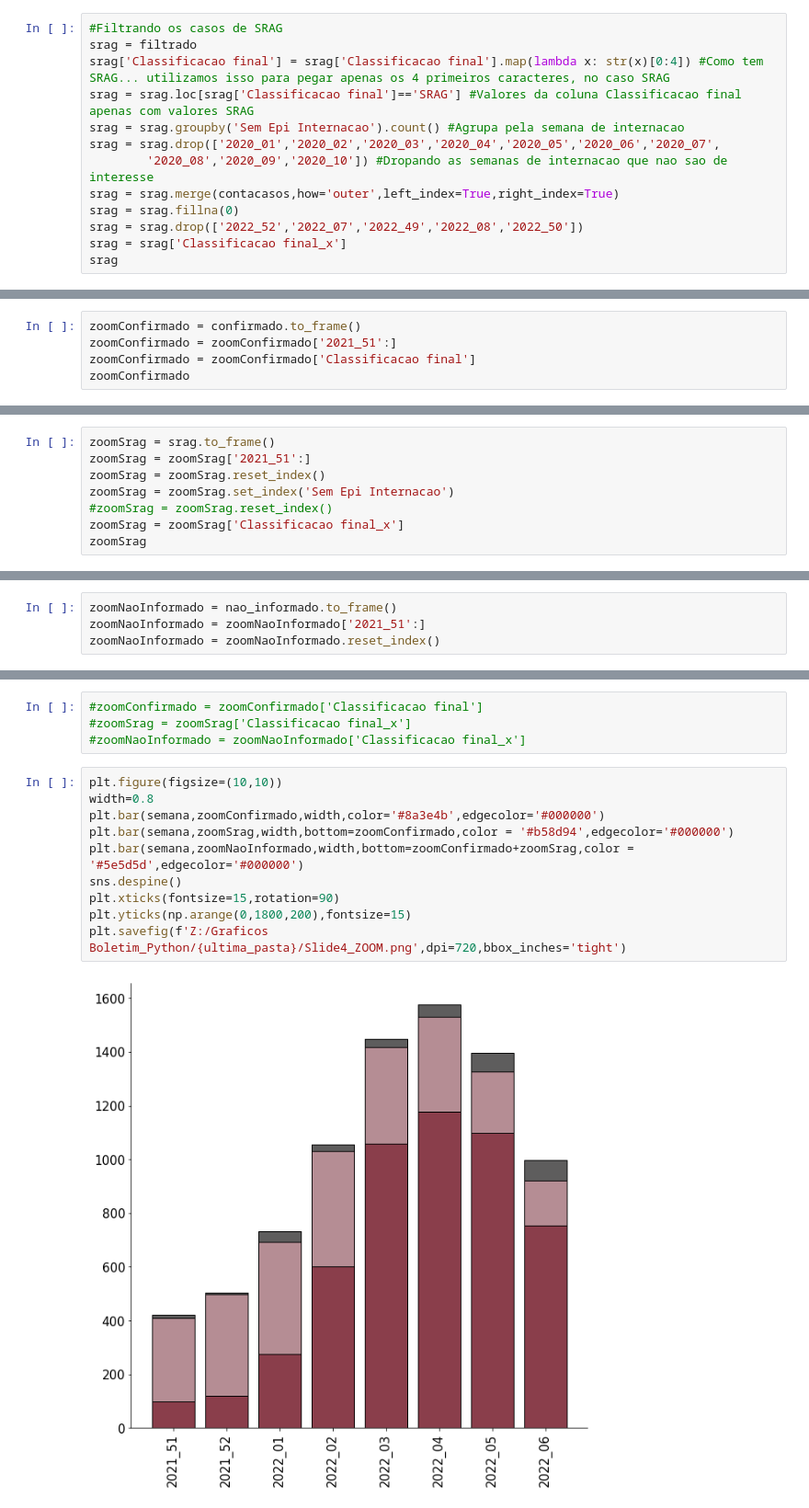
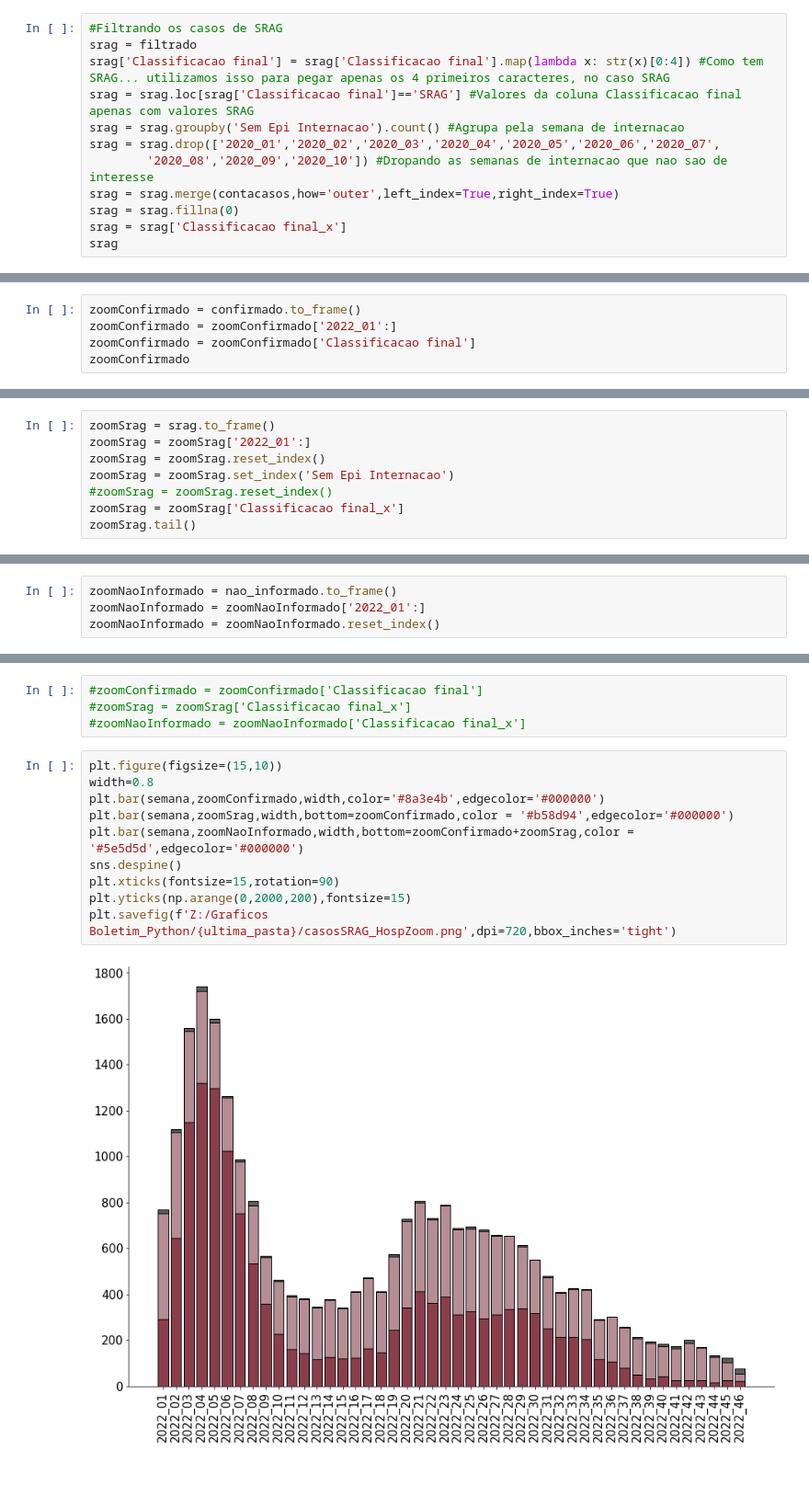
Before and after one commit to RyanKologeski/CEVS_CovidCodes, a Jupyter notebook: slide4.ipynb, the cells around one changed output, grey strips where cells are left out. Shown: that part at 92% size. Saved outputs shown, nothing was run; the diff lists cells and outputs as text; blank space fills up the shorter version.

```diff
--- a/slide4.ipynb
+++ b/slide4.ipynb
@@ -102,7 +110,6 @@ srag = srag.drop(['2020_01','2020_02','2020_03','2020_04','2020_05','2020_06','2
         '2020_08','2020_09','2020_10']) #Dropando as semanas de internacao que nao sao de interesse
 srag = srag.merge(contacasos,how='outer',left_index=True,right_index=True)
 srag = srag.fillna(0)
-srag = srag.drop(['2022_52','2022_07','2022_49','2022_08','2022_50'])
 srag = srag['Classificacao final_x']
 srag
 # %% [output]
@@ -191,6 +197,6 @@ plt.savefig(f'Z:/Graficos Boletim_Python/{ultima_pasta}/Slide4.png',dpi=720,bbox
 # %%
 zoomConfirmado = confirmado.to_frame()
-zoomConfirmado = zoomConfirmado['2021_51':]
+zoomConfirmado = zoomConfirmado['2022_01':]
 zoomConfirmado = zoomConfirmado['Classificacao final']
 zoomConfirmado
 # %% [output]
@@ -206,11 +219,11 @@ Sem Epi Internacao
 Name: Classificacao final, dtype: int64
 # %%
 zoomSrag = srag.to_frame()
-zoomSrag = zoomSrag['2021_51':]
+zoomSrag = zoomSrag['2022_01':]
 zoomSrag = zoomSrag.reset_index()
 zoomSrag = zoomSrag.set_index('Sem Epi Internacao')
 #zoomSrag = zoomSrag.reset_index()
 zoomSrag = zoomSrag['Classificacao final_x']
-zoomSrag
+zoomSrag.tail()
 # %% [output]
 Sem Epi Internacao
@@ -226,6 +236,6 @@ Name: Classificacao final_x, dtype: float64
 # %%
 zoomNaoInformado = nao_informado.to_frame()
-zoomNaoInformado = zoomNaoInformado['2021_51':]
+zoomNaoInformado = zoomNaoInformado['2022_01':]
 zoomNaoInformado = zoomNaoInformado.reset_index()
 # %%
 semana = zoomNaoInformado['Sem Epi Internacao']
@@ -258,14 +273,14 @@ Name: Classificacao final_x, dtype: float64
 #zoomSrag = zoomSrag['Classificacao final_x']
 #zoomNaoInformado = zoomNaoInformado['Classificacao final_x']
 # %%
-plt.figure(figsize=(10,10))
+plt.figure(figsize=(15,10))
 width=0.8
 plt.bar(semana,zoomConfirmado,width,color='#8a3e4b',edgecolor='#000000')
 plt.bar(semana,zoomSrag,width,bottom=zoomConfirmado,color = '#b58d94',edgecolor='#000000')
 plt.bar(semana,zoomNaoInformado,width,bottom=zoomConfirmado+zoomSrag,color = '#5e5d5d',edgecolor='#000000')
 sns.despine()
 plt.xticks(fontsize=15,rotation=90)
-plt.yticks(np.arange(0,1800,200),fontsize=15)
-plt.savefig(f'Z:/Graficos Boletim_Python/{ultima_pasta}/Slide4_ZOOM.png',dpi=720,bbox_inches='tight')
+plt.yticks(np.arange(0,2000,200),fontsize=15)
+plt.savefig(f'Z:/Graficos Boletim_Python/{ultima_pasta}/casosSRAG_HospZoom.png',dpi=720,bbox_inches='tight')
 # %% [output]
-[figure, old version]
+[figure, new version]
```
Also changed, not shown: parts of 13 cells of this notebook, 27 other files.
